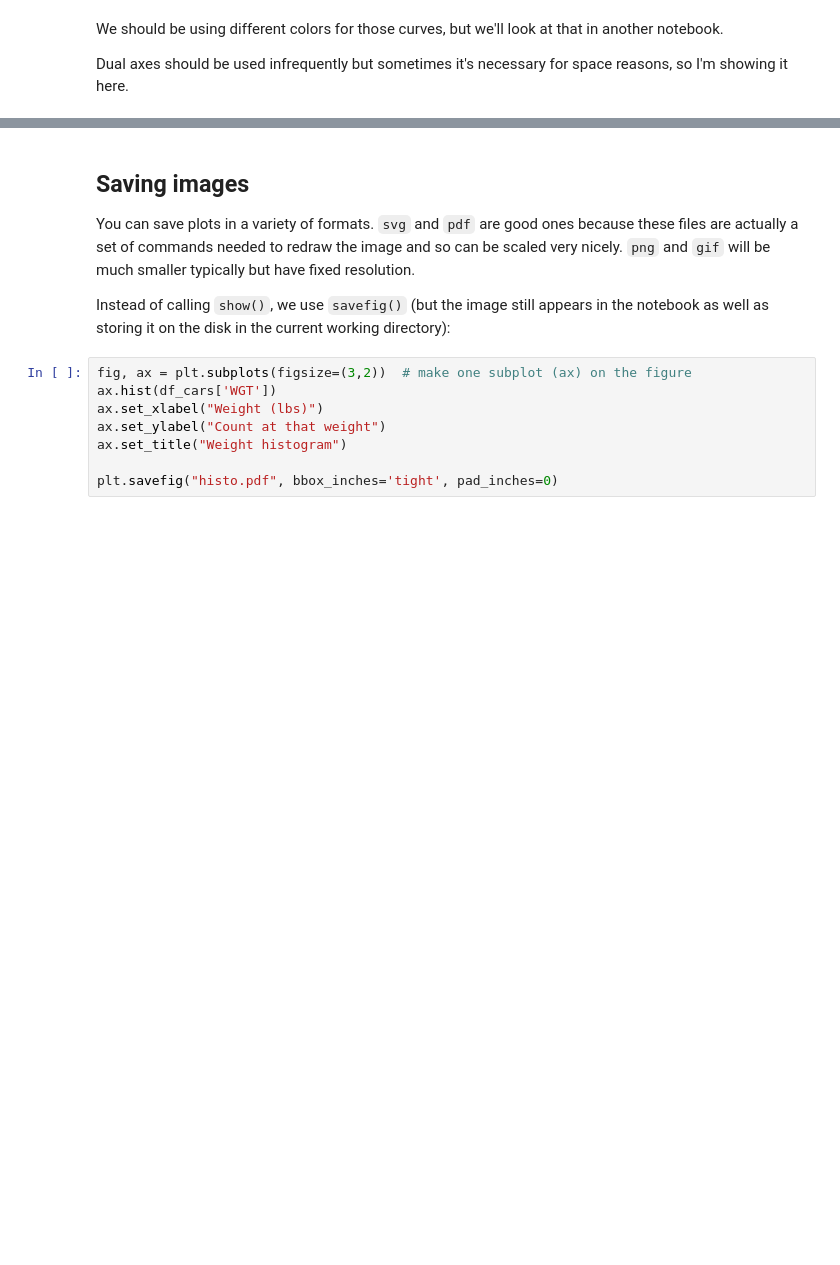
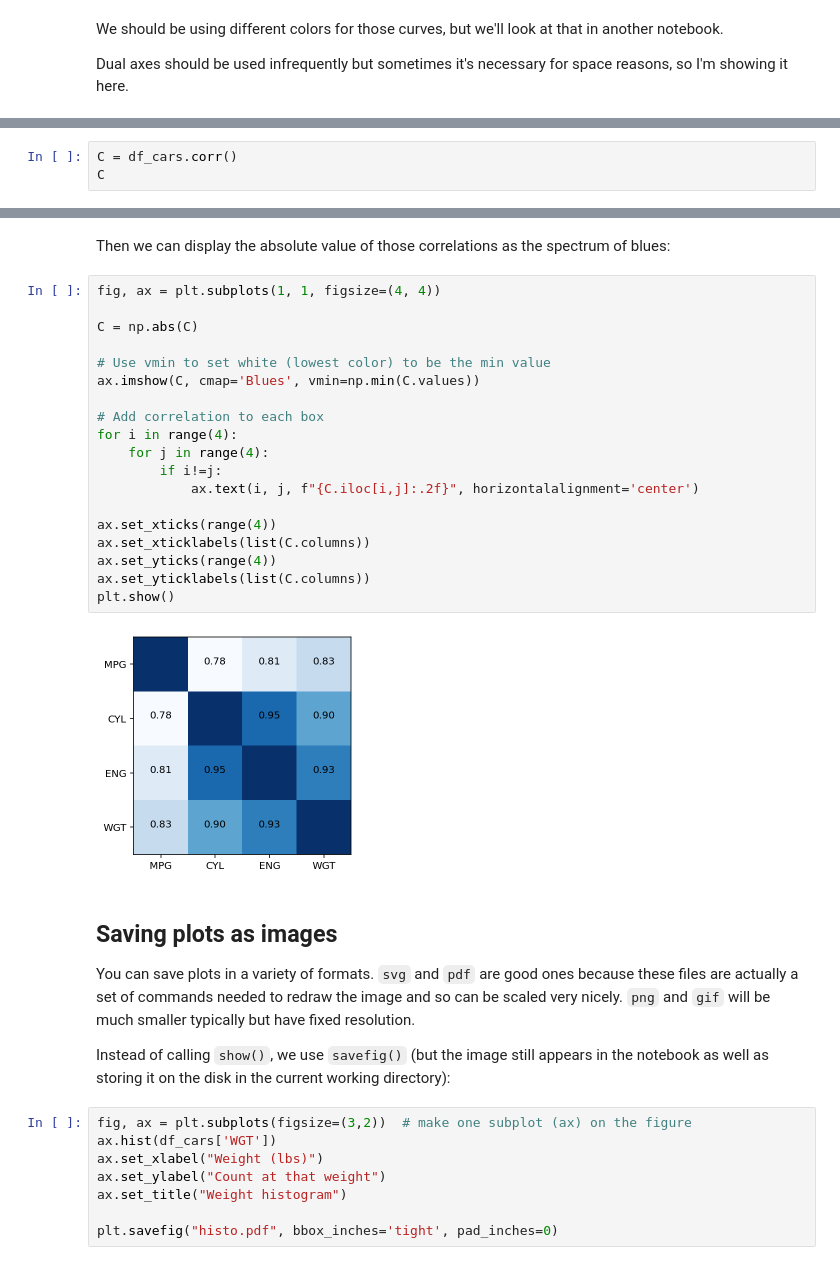
Before and after one commit to parrt/msds593, a Jupyter notebook: notebooks/matplotlib-cookbook.ipynb, the cells around one changed output, grey strips where cells are left out. Cells and saved outputs as stored; diff of their text form; blank space fills up the shorter version.

```diff
--- a/notebooks/matplotlib-cookbook.ipynb
+++ b/notebooks/matplotlib-cookbook.ipynb
@@ -227,0 +286,3 @@ Dual axes should be used infrequently but sometimes it's necessary for space rea
+# %%
+C = df_cars.corr()
+C
@@ -228,5 +295,28 @@ Dual axes should be used infrequently but sometimes it's necessary for space rea
+# %% [markdown]
+Then we can display the absolute value of those correlations as the spectrum of blues:
+# %%
+fig, ax = plt.subplots(1, 1, figsize=(4, 4))
+
+C = np.abs(C)
+
+# Use vmin to set white (lowest color) to be the min value
+ax.imshow(C, cmap='Blues', vmin=np.min(C.values))
+
+# Add correlation to each box
+for i in range(4):
+    for j in range(4):
+        if i!=j:
+            ax.text(i, j, f"{C.iloc[i,j]:.2f}", horizontalalignment='center')
+
+ax.set_xticks(range(4))
+ax.set_xticklabels(list(C.columns))
+ax.set_yticks(range(4))
+ax.set_yticklabels(list(C.columns))
+plt.show()
+# %% [output]
+[figure, added]
 # %% [markdown]
-## Saving images
+## Saving plots as images
 
 You can save plots in a variety of formats. `svg` and `pdf` are good ones because these files are actually a set of commands needed to redraw the image and so can be scaled very nicely. `png` and `gif` will be much smaller typically but have fixed resolution.
 
```
Also changed, not shown: parts of 11 cells of this notebook, 5 other files.
